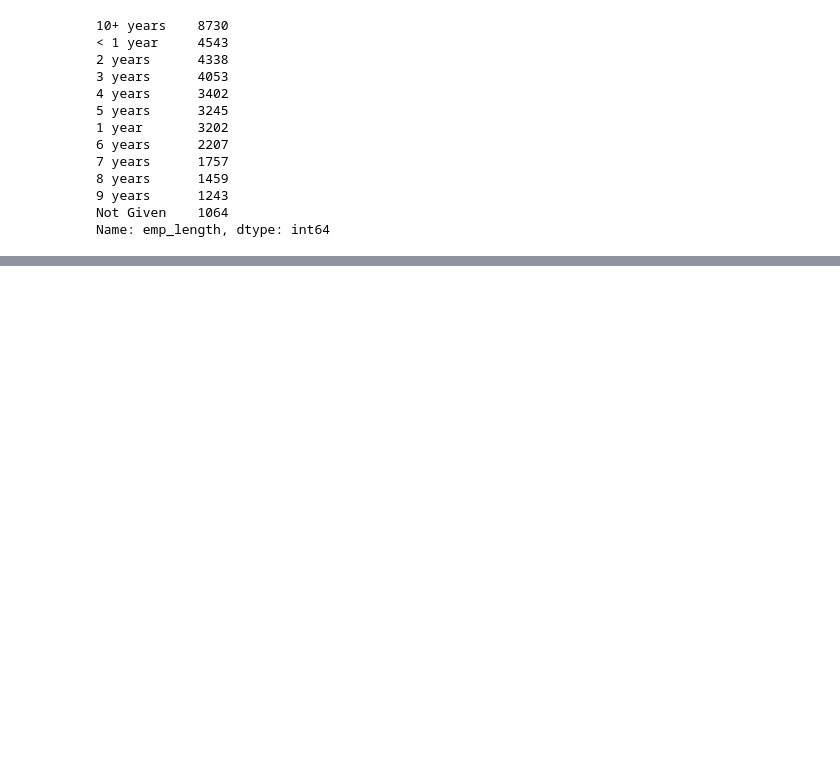
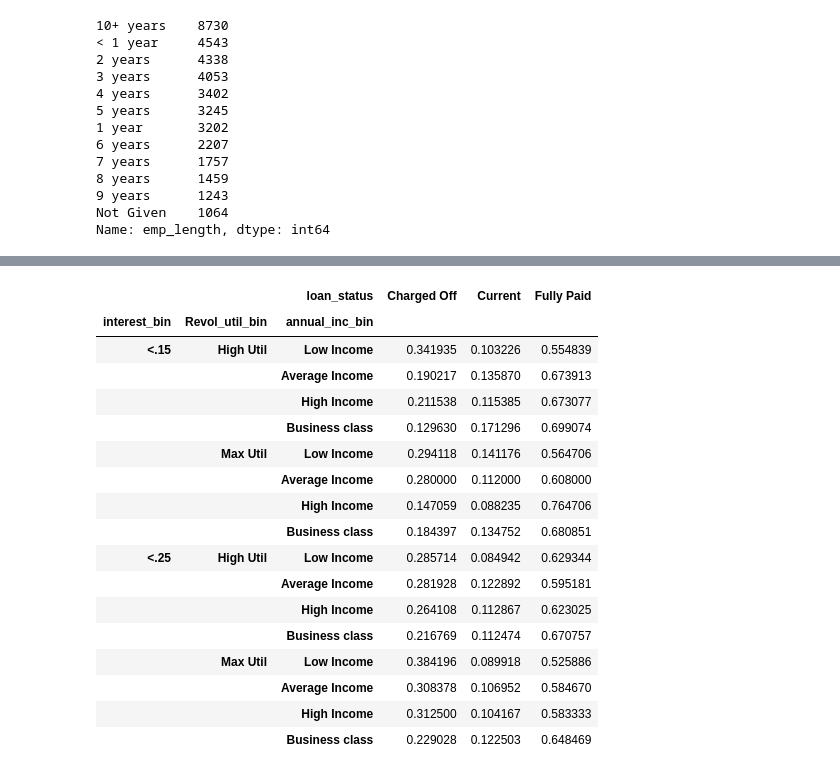
Before and after one commit to karthikmnkrishna/Loan-default-prediction, a Jupyter notebook: Loan_Case_study.ipynb, the cells around one changed output, grey strips where cells are left out. Saved outputs shown, nothing was run; the diff lists cells and outputs as text; code cells hidden in the pictures; blank space fills up the shorter version.

```diff
--- a/Loan_Case_study.ipynb
+++ b/Loan_Case_study.ipynb
@@ -1219,0 +1260,21 @@ Name: emp_length, dtype: int64
+# %%
+pd.crosstab([df60.interest_bin , df60.Revol_util_bin,df60.annual_inc_bin],df60.loan_status , values= df60.loan_amnt , aggfunc= 'count',normalize= 'index')
+# %% [output]
+|  |  | loan_status | Charged Off | Current | Fully Paid |
+| interest_bin | Revol_util_bin | annual_inc_bin |  |  |  |
+| <.15 | High Util | Low Income | 0.341935 | 0.103226 | 0.554839 |
+|  |  | Average Income | 0.190217 | 0.135870 | 0.673913 |
+|  |  | High Income | 0.211538 | 0.115385 | 0.673077 |
+|  |  | Business class | 0.129630 | 0.171296 | 0.699074 |
+|  | Max Util | Low Income | 0.294118 | 0.141176 | 0.564706 |
+|  |  | Average Income | 0.280000 | 0.112000 | 0.608000 |
+|  |  | High Income | 0.147059 | 0.088235 | 0.764706 |
+|  |  | Business class | 0.184397 | 0.134752 | 0.680851 |
+| <.25 | High Util | Low Income | 0.285714 | 0.084942 | 0.629344 |
+|  |  | Average Income | 0.281928 | 0.122892 | 0.595181 |
+|  |  | High Income | 0.264108 | 0.112867 | 0.623025 |
+|  |  | Business class | 0.216769 | 0.112474 | 0.670757 |
+|  | Max Util | Low Income | 0.384196 | 0.089918 | 0.525886 |
+|  |  | Average Income | 0.308378 | 0.106952 | 0.584670 |
+|  |  | High Income | 0.312500 | 0.104167 | 0.583333 |
+|  |  | Business class | 0.229028 | 0.122503 | 0.648469 |
```
Also changed, not shown: parts of 15 cells of this notebook.
